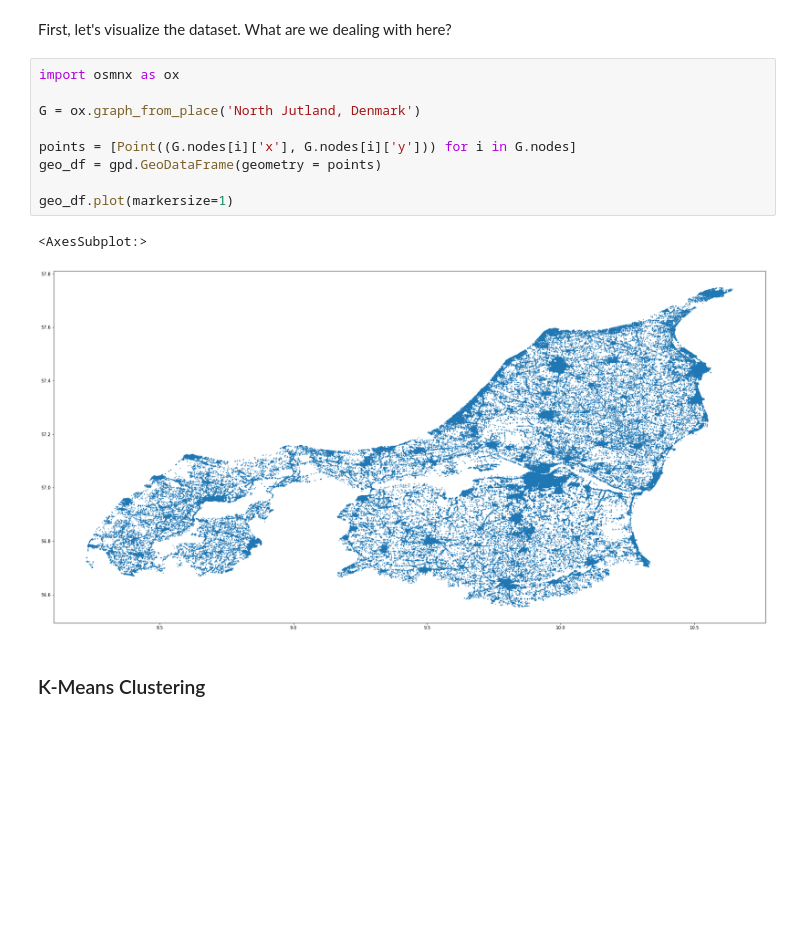
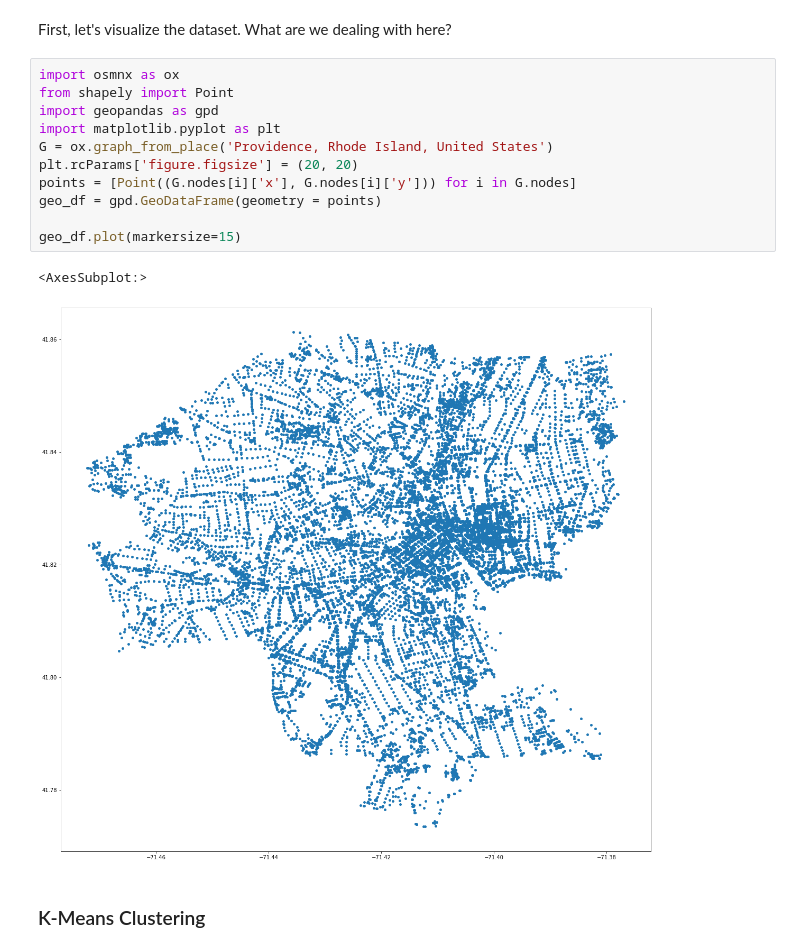
Before and after one commit to asmithh/network-science-data-book, a Jupyter notebook: class_14_machine_learning1.ipynb, the cells around one changed output. Drawn from its saved outputs; the diff is of its cells as text; blank space fills up the shorter version.

```diff
--- a/class_14_machine_learning1.ipynb
+++ b/class_14_machine_learning1.ipynb
@@ -34,16 +34,18 @@ As mentioned above, one thing we do a lot in unsupervised settings is finding ex
 First, let's visualize the dataset. What are we dealing with here?
 # %%
 import osmnx as ox
-
-G = ox.graph_from_place('North Jutland, Denmark')
-
+from shapely import Point
+import geopandas as gpd
+import matplotlib.pyplot as plt
+G = ox.graph_from_place('Providence, Rhode Island, United States')
+plt.rcParams['figure.figsize'] = (20, 20)
 points = [Point((G.nodes[i]['x'], G.nodes[i]['y'])) for i in G.nodes]
 geo_df = gpd.GeoDataFrame(geometry = points)
 
-geo_df.plot(markersize=1)
+geo_df.plot(markersize=15)
 # %% [output]
 <AxesSubplot:>
-[figure, old version]
+[figure, new version]
 # %% [markdown]
 ### K-Means Clustering
 # %%
```
Also changed, not shown: parts of 5 cells of this notebook.
